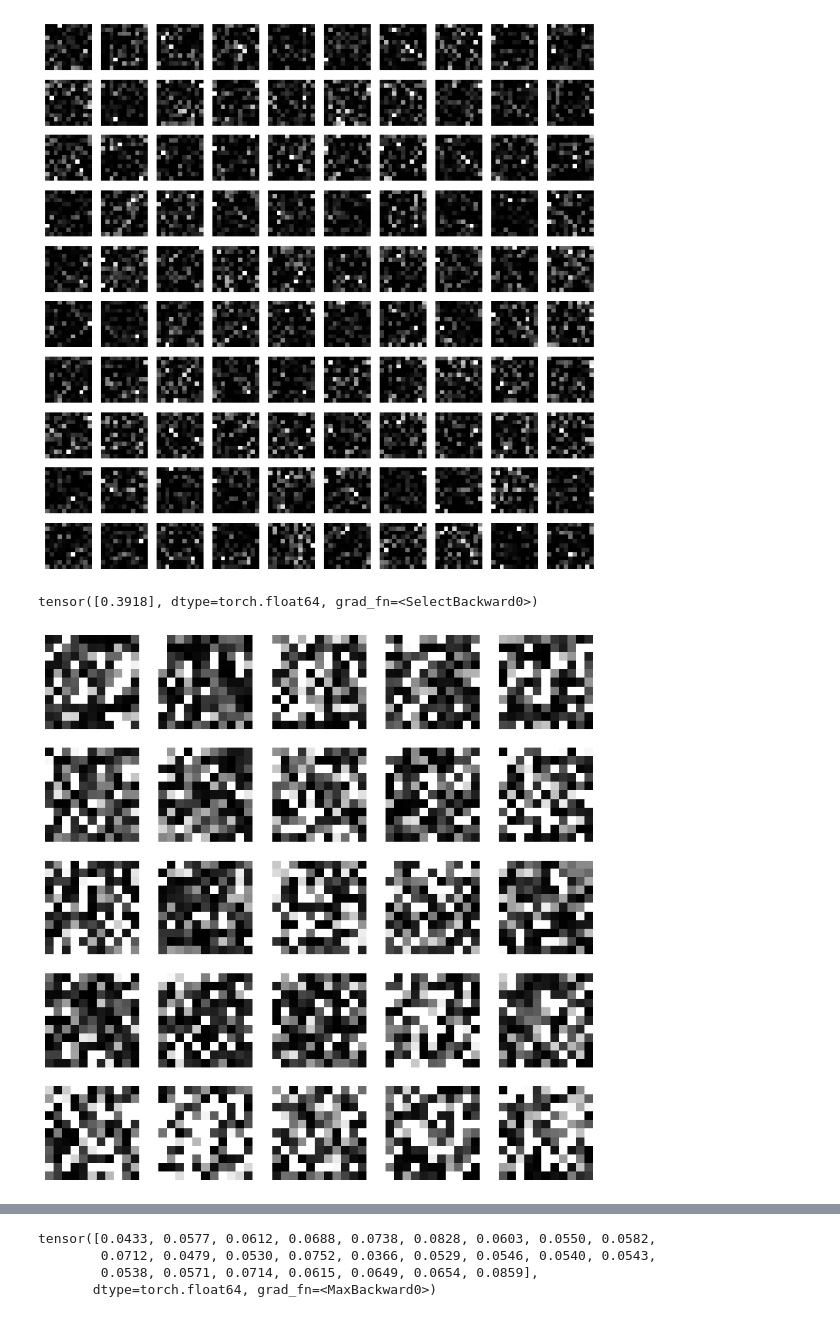
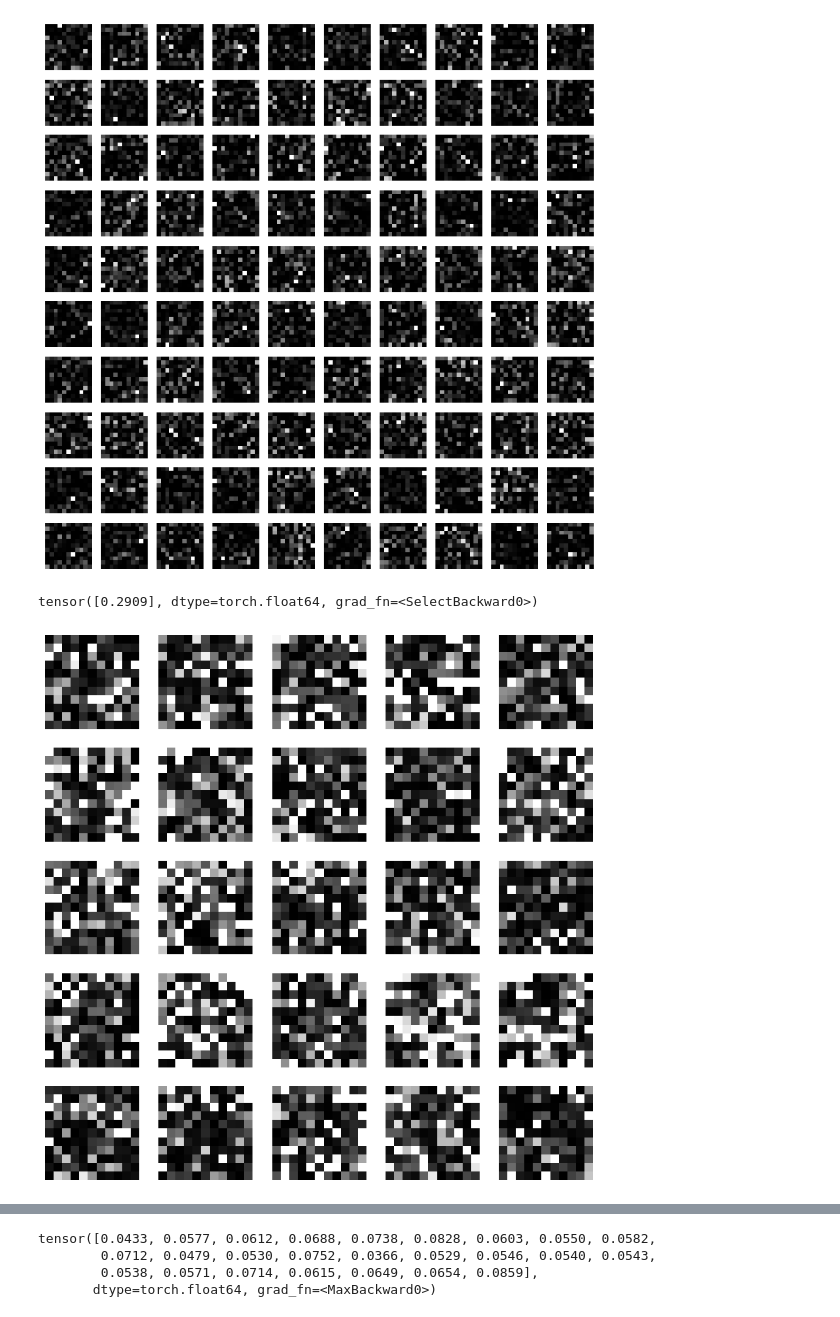
Before and after one commit to red1108/infoQGAN, a Jupyter notebook: new_mnist.ipynb, the cells around one changed output, grey strips where cells are left out. Saved outputs shown, nothing was run; the diff lists cells and outputs as text; code cells hidden in the pictures.

```diff
--- a/new_mnist.ipynb
+++ b/new_mnist.ipynb
@@ -419,3 +422,14 @@ epoch: 10, D_loss: 0.0008456158502667677, G_loss: -0.0014195897483659792, MI = -
+# %%
+def generator_postprocessing(generator_output):
+    # generator_output: (BATCH_SIZE, img_size**2), 값: [0,1] 범위
+    # 평균 이하인 값만 제곱해서 값을 더 작게 만듦
+    ratio = generator_output / (1 / (img_size ** 2))
+    adjusted_output = (ratio ** 2) * (1 / (img_size ** 2))
+
+    # max 정규화로 [0,1] 맞추기
+    normalized_output = adjusted_output / adjusted_output.max(dim=1, keepdim=True).values
+
+    return normalized_output
 # %%
 generator_seed = torch.empty((100, n_qubits)).uniform_(-SEED, SEED)
 generator_output = generator.forward(generator_seed)[:, :img_size**2] # (25, img_size*img_size)
@@ -431,17 +445,17 @@ for i in range(10):
 # %%
 # visualize 25 generated images
 generator_output = generator.forward(generator_seed)[:, :img_size**2] # (25, img_size*img_size)
 generator_output = generator_output / generator_output.max(dim=1, keepdim=True).values
-generator_output = (generator_output * 5).clip(0, 1)
+generator_output = (generator_output * 3).clip(0, 1)
 print(generator_output.mean(dim=1, keepdim=True)[0])
 fig, axs = plt.subplots(5, 5, figsize=(10, 10))
 for i in range(5):
     for j in range(5):
         axs[i, j].imshow(generator_output[i*5+j].reshape((img_size, img_size)).detach().numpy(), cmap='gray')
         axs[i, j].axis('off')
 # %% [output]
-tensor([0.3918], dtype=torch.float64, grad_fn=<SelectBackward0>)
+tensor([0.2909], dtype=torch.float64, grad_fn=<SelectBackward0>)
-[figure, old version]
+[figure, new version]
 # %%
 # visualize 25 generated images
 generator_output = generator.forward(generator_seed)[:, :img_size**2] # (25, img_size*img_size)
```
Also changed, not shown: parts of 5 cells of this notebook, 1 other file.
